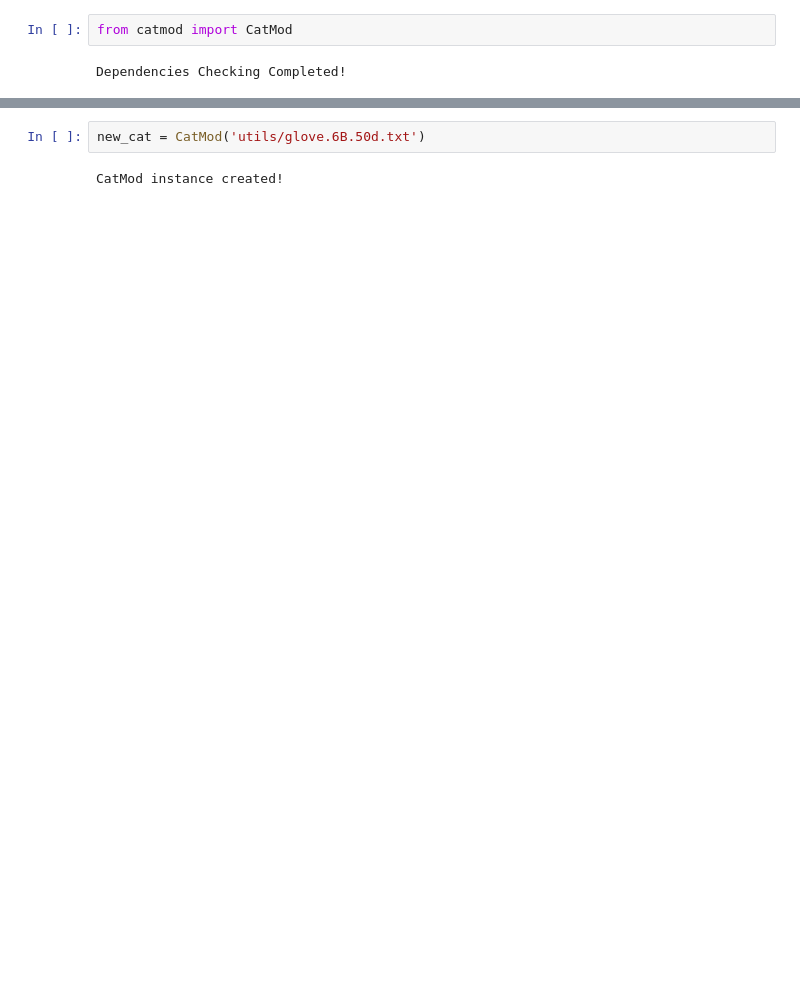
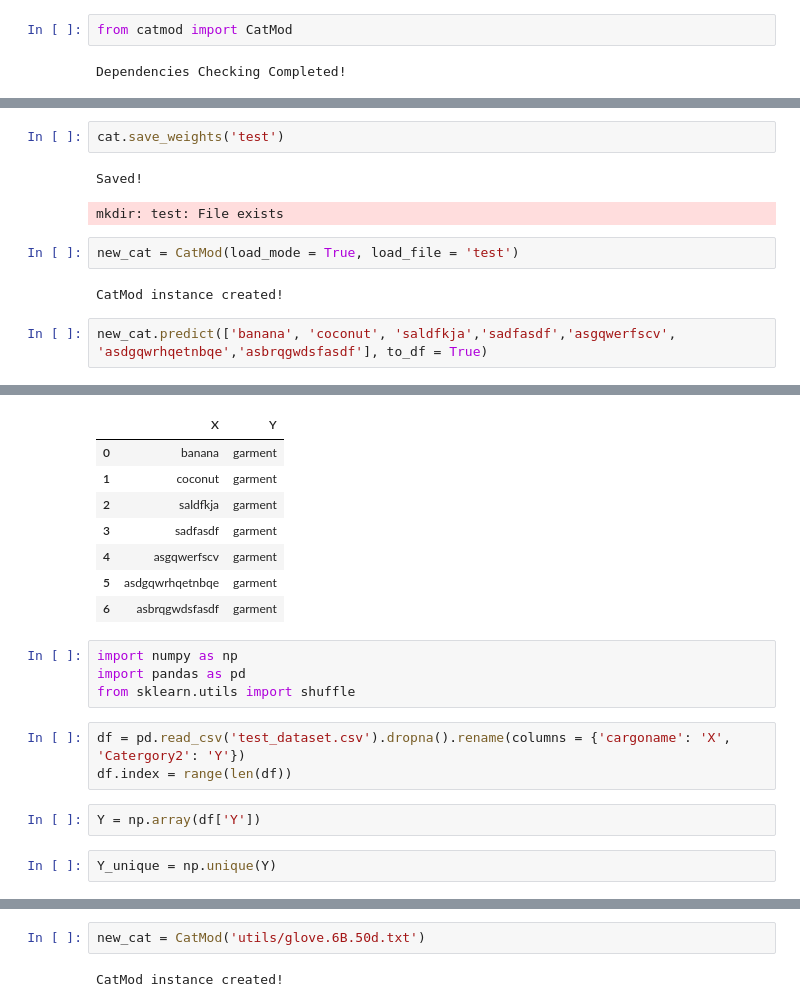
Before and after one commit to tuanisworkingonsomeprojects/CatMod, a Jupyter notebook: test.ipynb, the cells around one changed output, grey strips where cells are left out. Cells and saved outputs as stored; diff of their text form; blank space fills up the shorter version.

```diff
--- a/test.ipynb
+++ b/test.ipynb
@@ -4,0 +46,12 @@ Dependencies Checking Completed!
+# %%
+cat.save_weights('test')
+# %% [output]
+Saved!
+mkdir: test: File exists
+# %%
+new_cat = CatMod(load_mode = True, load_file = 'test')
+# %% [output]
+CatMod instance created!
+# %%
+new_cat.predict(['banana', 'coconut', 'saldfkja','sadfasdf','asgqwerfscv', 'asdgqwrhqetnbqe','asbrqgwdsfasdf'], to_df = True)
+# %% [output]
@@ -4,0 +60,19 @@ Dependencies Checking Completed!
+|  | X | Y |
+| 0 | banana | garment |
+| 1 | coconut | garment |
+| 2 | saldfkja | garment |
+| 3 | sadfasdf | garment |
+| 4 | asgqwerfscv | garment |
+| 5 | asdgqwrhqetnbqe | garment |
+| 6 | asbrqgwdsfasdf | garment |
+# %%
+import numpy as np
+import pandas as pd
+from sklearn.utils import shuffle
+# %%
+df = pd.read_csv('test_dataset.csv').dropna().rename(columns = {'cargoname': 'X', 'Catergory2': 'Y'})
+df.index = range(len(df))
+# %%
+Y = np.array(df['Y'])
+# %%
+Y_unique = np.unique(Y)
```
Also changed, not shown: parts of 29 cells of this notebook, 3 other files.
